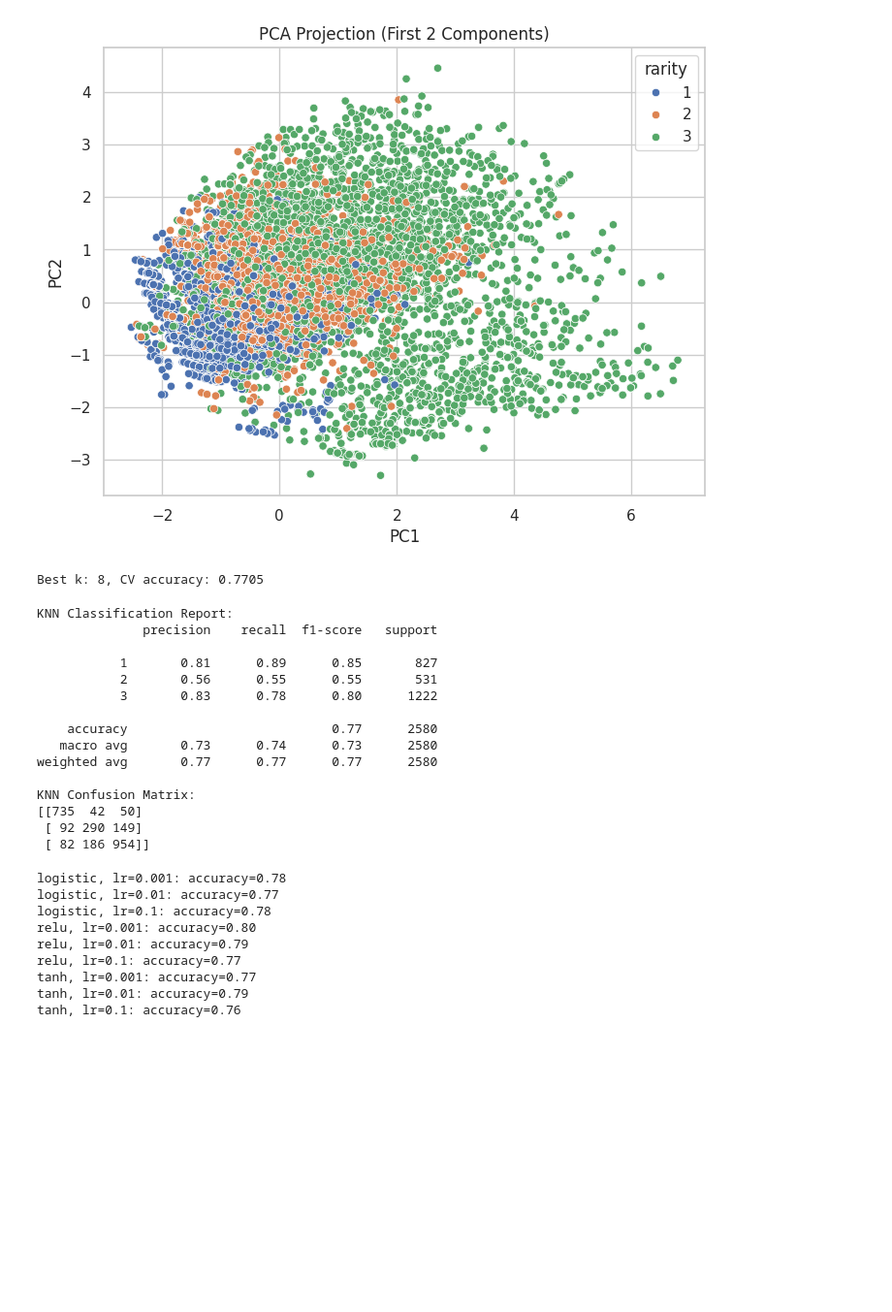
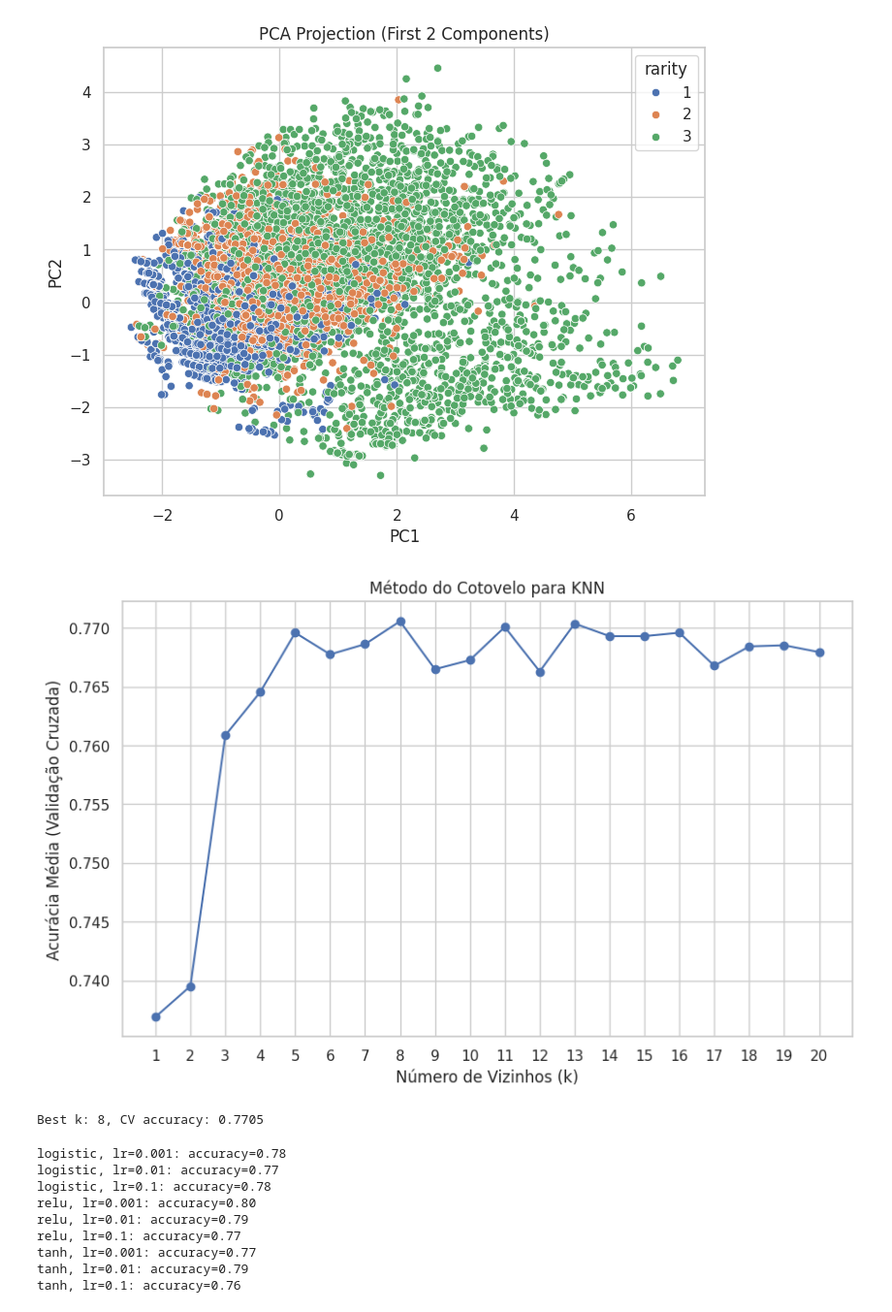
Before and after one commit to filipedmtm/mlpKnnProject, a Jupyter notebook: pokemon_rarity_classification.ipynb, the cells around one changed output. Shown at 97% size. Cells and saved outputs as stored; diff of their text form; code cells hidden in the pictures; blank space fills up the shorter version.

```diff
--- a/pokemon_rarity_classification.ipynb
+++ b/pokemon_rarity_classification.ipynb
@@ -280,6 +291,24 @@ plt.show()
 # %%
 X_train, X_test, y_train, y_test = train_test_split(
     X_pca, y, test_size=0.2, stratify=y, random_state=42)
+# %%
+results = []
+for k in range(1, 21):
+    knn = KNeighborsClassifier(n_neighbors=k)
+    scores = cross_val_score(knn, X_train, y_train, cv=5, scoring='accuracy')
+    results.append(scores.mean())
+
+# Plotar o gráfico
+plt.figure(figsize=(10,6))
+plt.plot(range(1, 21), results, marker='o')
+plt.xlabel('Número de Vizinhos (k)')
+plt.ylabel('Acurácia Média (Validação Cruzada)')
+plt.title('Método do Cotovelo para KNN')
+plt.xticks(range(1, 21))
+plt.grid(True)
+plt.show()
+# %% [output]
+[figure, added]
 # %%
 param_grid = {'n_neighbors': list(range(1, 21))}
 knn = KNeighborsClassifier()
@@ -290,30 +319,6 @@ best_k = grid_search.best_params_['n_neighbors']
 print(f"Best k: {best_k}, CV accuracy: {grid_search.best_score_:.4f}")
 # %% [output]
 Best k: 8, CV accuracy: 0.7705
-# %%
-best_knn = grid_search.best_estimator_
-y_pred_knn = best_knn.predict(X_test)
-
-print("KNN Classification Report:")
-print(classification_report(y_test, y_pred_knn, zero_division=0))
-print("KNN Confusion Matrix:")
-print(confusion_matrix(y_test, y_pred_knn))
-# %% [output]
-KNN Classification Report:
-              precision    recall  f1-score   support
-
-           1       0.81      0.89      0.85       827
-           2       0.56      0.55      0.55       531
-           3       0.83      0.78      0.80      1222
-
-    accuracy                           0.77      2580
-   macro avg       0.73      0.74      0.73      2580
-weighted avg       0.77      0.77      0.77      2580
-
-KNN Confusion Matrix:
-[[735  42  50]
- [ 92 290 149]
- [ 82 186 954]]
 # %%
 results = []
 for activation in ['logistic', 'relu', 'tanh']:
```
Also changed, not shown: parts of 6 cells of this notebook.
